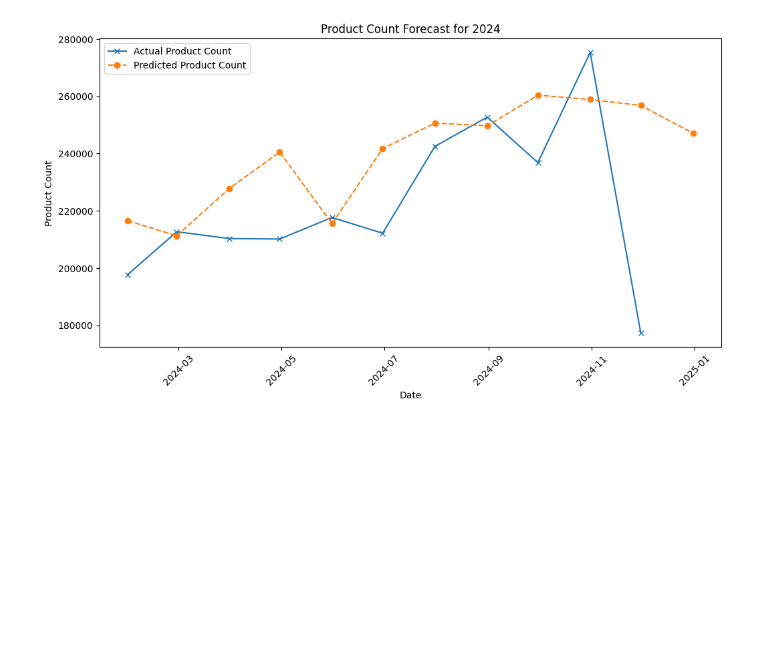
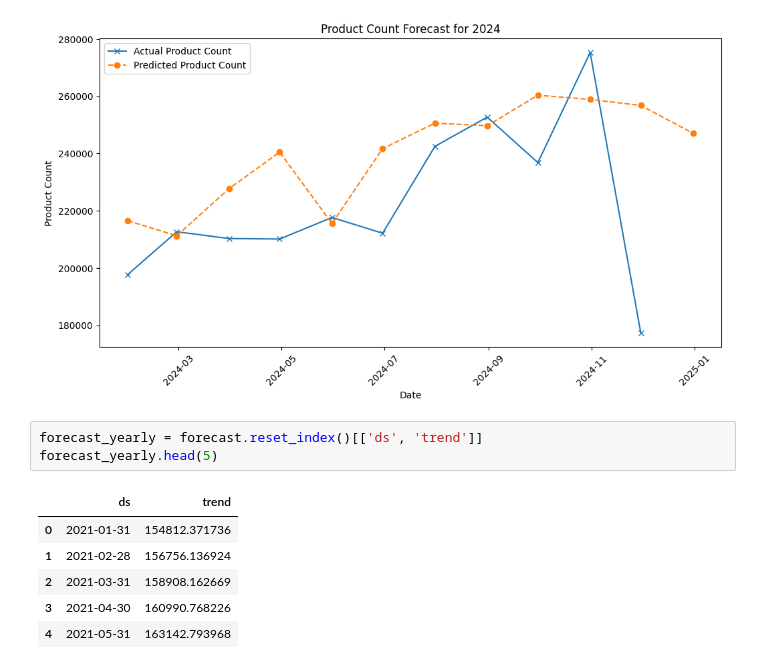
Before and after one commit to rzn-git/forecast-demand-collaboration, a Jupyter notebook: test-18.ipynb, the cells around one changed output. Saved outputs shown, nothing was run; the diff lists cells and outputs as text; blank space fills up the shorter version.

```diff
--- a/test-18.ipynb
+++ b/test-18.ipynb
@@ -126,3 +126,13 @@ plt.legend()
 plt.show()
 # %% [output]
 [figure]
+# %%
+forecast_yearly = forecast.reset_index()[['ds', 'trend']]
+forecast_yearly.head(5)
+# %% [output]
+|  | ds | trend |
+| 0 | 2021-01-31 | 154812.371736 |
+| 1 | 2021-02-28 | 156756.136924 |
+| 2 | 2021-03-31 | 158908.162669 |
+| 3 | 2021-04-30 | 160990.768226 |
+| 4 | 2021-05-31 | 163142.793968 |
```
Also changed, not shown: parts of 2 cells of this notebook.
